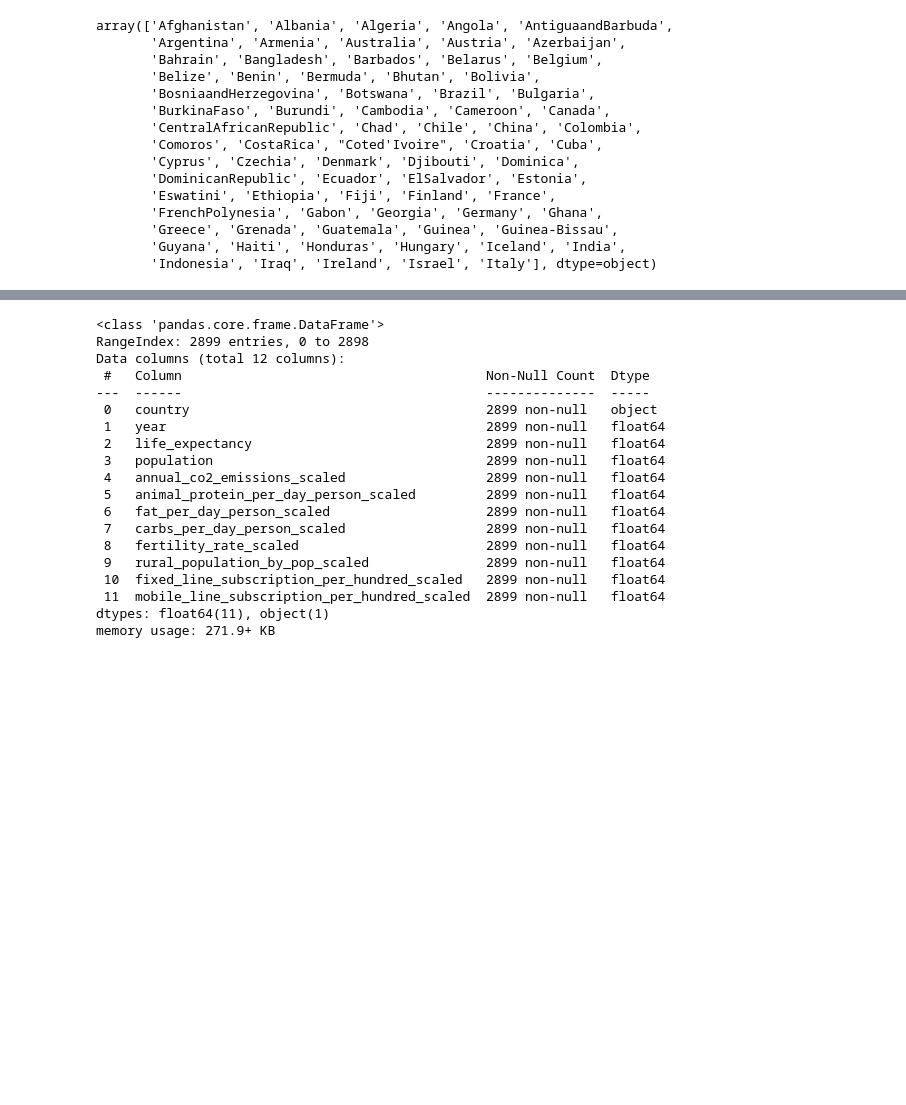
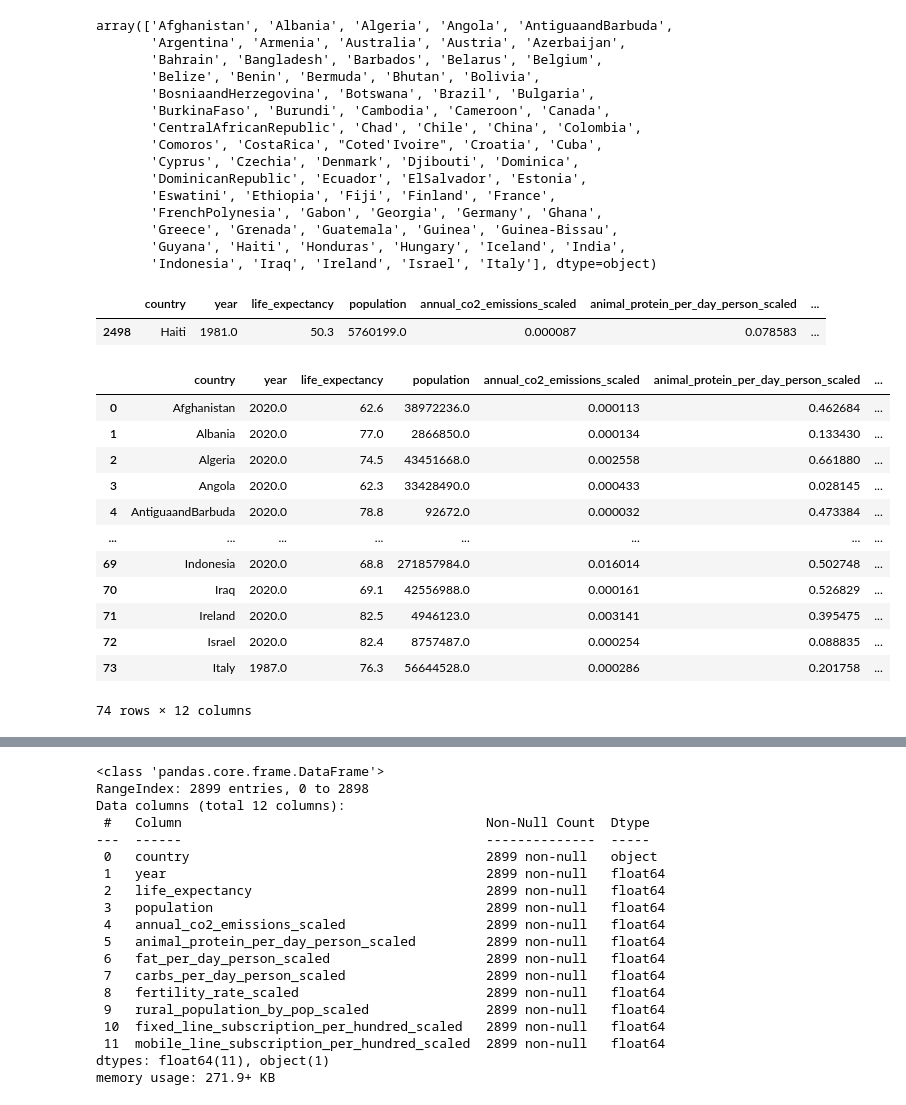
Before and after one commit to raginraju/leap, a Jupyter notebook: RegressionDataPrep.ipynb, the cells around one changed output, grey strips where cells are left out. Cells and saved outputs as stored; diff of their text form; code cells hidden in the pictures; blank space fills up the shorter version.

Commit message:
added Recent_data_DF saved together with the model data shows the latest life expenctancy data of each countries

```diff
--- a/RegressionDataPrep.ipynb
+++ b/RegressionDataPrep.ipynb
@@ -123,3 +124,24 @@ array(['Afghanistan', 'Albania', 'Algeria', 'Angola', 'AntiguaandBarbuda',
        'Greece', 'Grenada', 'Guatemala', 'Guinea', 'Guinea-Bissau',
        'Guyana', 'Haiti', 'Honduras', 'Hungary', 'Iceland', 'India',
        'Indonesia', 'Iraq', 'Ireland', 'Israel', 'Italy'], dtype=object)
+# %%
+leap_df_cleaned[(leap_df_cleaned["country"] == "Haiti") & (leap_df_cleaned["year"] == float(1981))]
+# %% [output]
+|  | country | year | life_expectancy | population | annual_co2_emissions_scaled | animal_protein_per_day_person_scaled | ... |
+| 2498 | Haiti | 1981.0 | 50.3 | 5760199.0 | 0.000087 | 0.078583 | ... |
+# %%
+Recent_data_DF
+# %% [output]
+|  | country | year | life_expectancy | population | annual_co2_emissions_scaled | animal_protein_per_day_person_scaled | ... |
+| 0 | Afghanistan | 2020.0 | 62.6 | 38972236.0 | 0.000113 | 0.462684 | ... |
+| 1 | Albania | 2020.0 | 77.0 | 2866850.0 | 0.000134 | 0.133430 | ... |
+| 2 | Algeria | 2020.0 | 74.5 | 43451668.0 | 0.002558 | 0.661880 | ... |
+| 3 | Angola | 2020.0 | 62.3 | 33428490.0 | 0.000433 | 0.028145 | ... |
+| 4 | AntiguaandBarbuda | 2020.0 | 78.8 | 92672.0 | 0.000032 | 0.473384 | ... |
+| ... | ... | ... | ... | ... | ... | ... | ... |
+| 69 | Indonesia | 2020.0 | 68.8 | 271857984.0 | 0.016014 | 0.502748 | ... |
+| 70 | Iraq | 2020.0 | 69.1 | 42556988.0 | 0.000161 | 0.526829 | ... |
+| 71 | Ireland | 2020.0 | 82.5 | 4946123.0 | 0.003141 | 0.395475 | ... |
+| 72 | Israel | 2020.0 | 82.4 | 8757487.0 | 0.000254 | 0.088835 | ... |
+| 73 | Italy | 1987.0 | 76.3 | 56644528.0 | 0.000286 | 0.201758 | ... |
+74 rows × 12 columns
```
Also changed, not shown: parts of 31 cells of this notebook, 1 other file.
